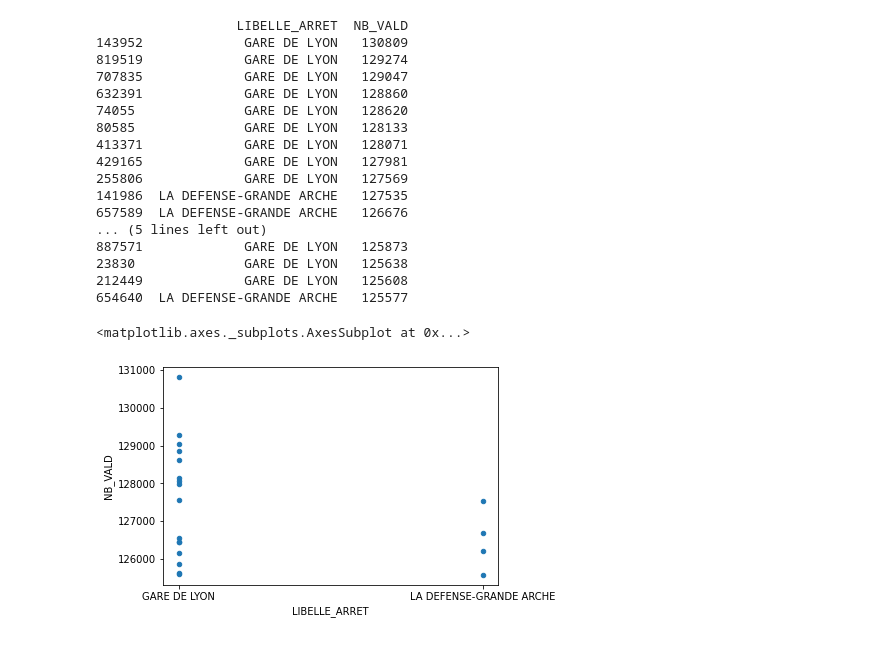
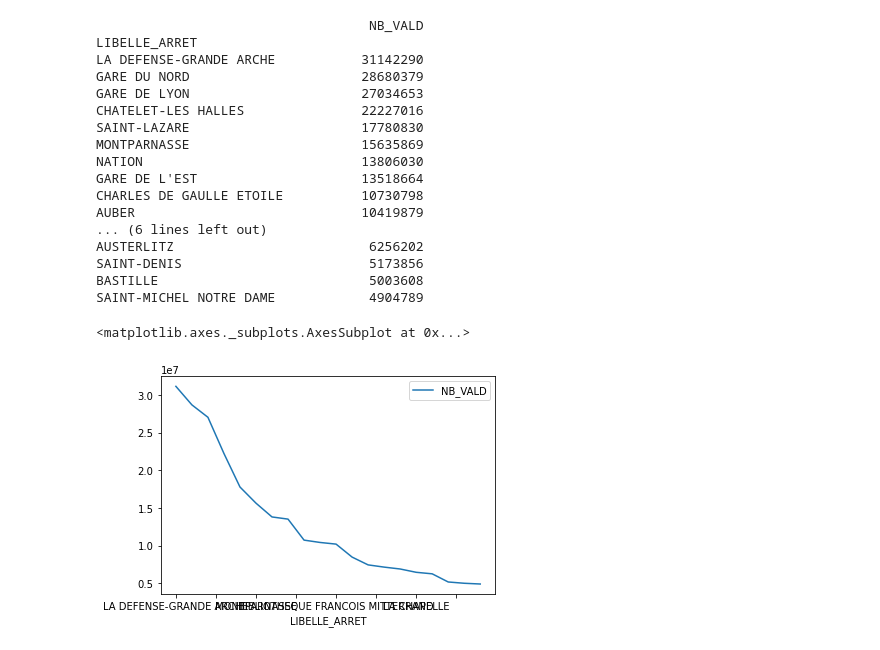
Before and after one commit to ChristiiK/AppliDataSncf, a Jupyter notebook: ApplicationSncf_vf.ipynb, the cells around one changed output. Drawn from its saved outputs; the diff is of its cells as text; code cells hidden in the pictures.

```diff
--- a/ApplicationSncf_vf.ipynb
+++ b/ApplicationSncf_vf.ipynb
@@ -7 +44,4 @@ df = pd.read_excel("C:/Users/KOUADIO Christiane/Documents/Traitement_données/do
+# %%
+#Supprimer certaines variables de notre data frame
+df1=df.drop(columns=['JOUR','ID_REFA_LDA','CODE_STIF_TRNS','CODE_STIF_RES','CODE_STIF_ARRET','CATEGORIE_TITRE'])
 # %%
@@ -32,4 +63,0 @@ df.describe()
-# %%
-# Les 20 premières stations en terme de validations sont : pour répondre à cette question, nous allons classer par
-#ordre décroissante le df sur la serie "NB_VALD"
-df1=df.sort_values(by = 'NB_VALD', ascending = False)
@@ -37,0 +64,3 @@ dQ1=df1.drop(columns=['JOUR','CODE_STIF_TRNS','ID_REFA_LDA','CODE_STIF_RES','COD
+# %%
+# regrouper la somme du nombre de validation par arrêt
+dq=df1.groupby(['LIBELLE_ARRET']).sum()
@@ -38,27 +85,30 @@ dQ1=df1.drop(columns=['JOUR','CODE_STIF_TRNS','ID_REFA_LDA','CODE_STIF_RES','COD
+# %%
+#Ranger par ordre décroissant le nombre de valisation par arrêt
+dqq=dq.sort_values(by = 'NB_VALD', ascending = False)[0:20]
 # %%
-#Q1) les 20 premières stations par validation
-print(dQ1)
+#Q1) les 20 premiers arrêt en terme de validation
+print(dqq)
 # %% [output]
-                  LIBELLE_ARRET  NB_VALD
-143952             GARE DE LYON   130809
-819519             GARE DE LYON   129274
-707835             GARE DE LYON   129047
-632391             GARE DE LYON   128860
-74055              GARE DE LYON   128620
-80585              GARE DE LYON   128133
-413371             GARE DE LYON   128071
-429165             GARE DE LYON   127981
-255806             GARE DE LYON   127569
-141986  LA DEFENSE-GRANDE ARCHE   127535
-657589  LA DEFENSE-GRANDE ARCHE   126676
-... (5 lines left out)
-887571             GARE DE LYON   125873
-23830              GARE DE LYON   125638
-212449             GARE DE LYON   125608
-654640  LA DEFENSE-GRANDE ARCHE   125577
+                                   NB_VALD
+LIBELLE_ARRET
+LA DEFENSE-GRANDE ARCHE           31142290
+GARE DU NORD                      28680379
+GARE DE LYON                      27034653
+CHATELET-LES HALLES               22227016
+SAINT-LAZARE                      17780830
+MONTPARNASSE                      15635869
+NATION                            13806030
+GARE DE L'EST                     13518664
+CHARLES DE GAULLE ETOILE          10730798
+AUBER                             10419879
+... (6 lines left out)
+AUSTERLITZ                         6256202
+SAINT-DENIS                        5173856
+BASTILLE                           5003608
+SAINT-MICHEL NOTRE DAME            4904789
 # %%
 #Q2) Illustraton graphique de ce classement
-dQ1.plot.scatter(x='LIBELLE_ARRET', y='NB_VALD')
+dqq.plot()
 # %% [output]
 <matplotlib.axes._subplots.AxesSubplot at 0x...>
-[figure, old version]
+[figure, new version]
```
Also changed, not shown: parts of 14 cells of this notebook.
